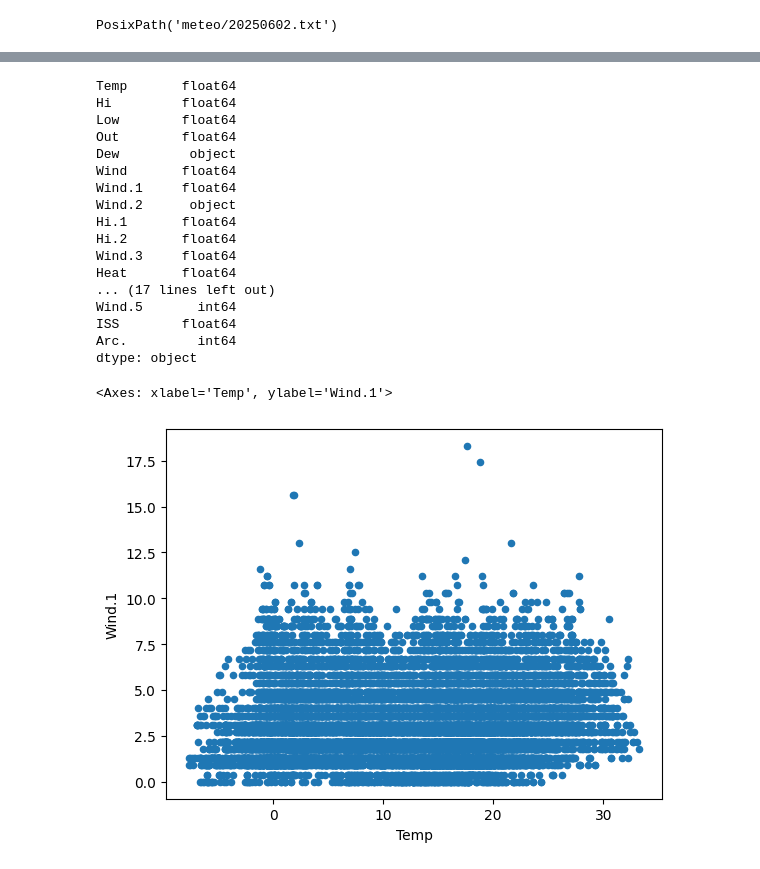
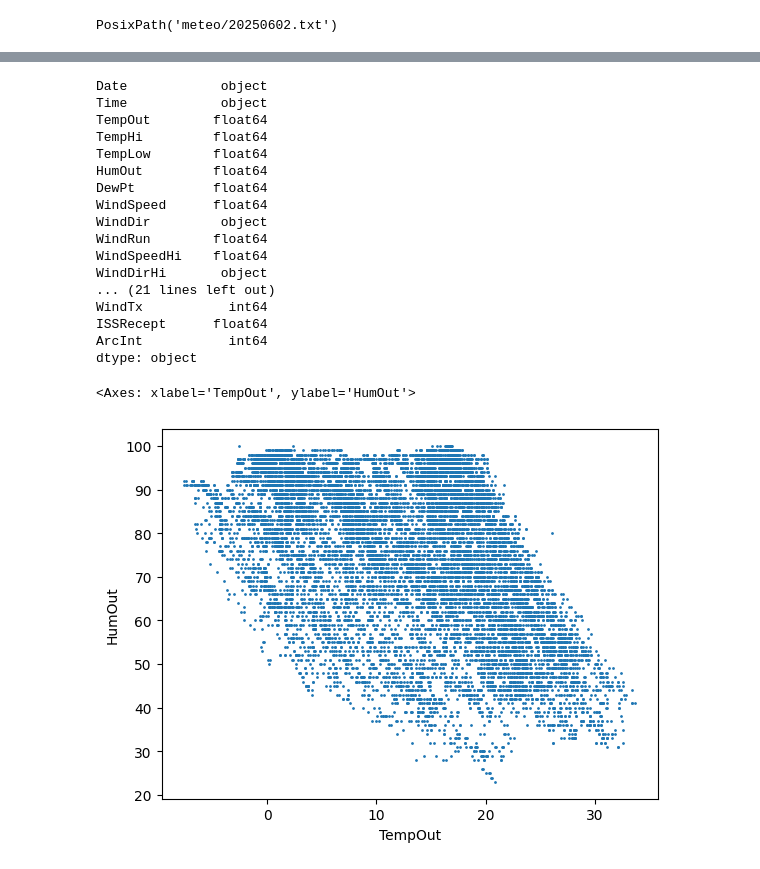
Before and after one commit to grzanka/hpda-2025, a Jupyter notebook: intro_dask.ipynb, the cells around one changed output, grey strips where cells are left out. Cells and saved outputs as stored; diff of their text form; code cells hidden in the pictures.

```diff
--- a/intro_dask.ipynb
+++ b/intro_dask.ipynb
@@ -51,4 +49,43 @@ first_file = next(data_dir.glob("*.txt"))
 first_file
 # %% [output]
 PosixPath('meteo/20250602.txt')
+# %%
+columns = [
+    "Date",
+    "Time",
+    "TempOut",
+    "TempHi",
+    "TempLow",
+    "HumOut",
+    "DewPt",
+    "WindSpeed",
+    "WindDir",
+    "WindRun",
+    "WindSpeedHi",
+    "WindDirHi",
+    "WindChill",
+    "HeatIndex",
+    "THWIndex",
+    "THSWIndex",
+    "Bar",
+    "Rain",
+    "RainRate",
+    "SolarRad",
+    "SolarEnergy",
+    "SolarRadHi",
+    "UVIndex",
+    "UVDose",
+    "UVIndexHi",
+    "HeatDD",
+    "CoolDD",
+    "TempIn",
+    "HumIn",
+    "DewPtIn",
+    "HeatIn",
+    "ET",
+    "WindSamp",
+    "WindTx",
+    "ISSRecept",
+    "ArcInt"
+]
 # %%
@@ -70,7 +107,7 @@ df.plot.scatter(x='Temp',y='Wind.1')
 # %%
 df_list = []
 for file_path in data_dir.glob("*.txt"):
-    df_tmp = pd.read_csv(file_path,sep='\s+', skiprows=[1,2], na_values = ['---', '------'])
+    df_tmp = pd.read_csv(file_path,sep=r'\s+', names=columns, skiprows=3, na_values = ['---', '------'])
     df_list.append(df_tmp)
 df_all = pd.concat(df_list)
 df_all
@@ -91,27 +128,27 @@ df_all
 # %%
 df_all.dtypes
 # %% [output]
-Temp       float64
-Hi         float64
-Low        float64
-Out        float64
-Dew         object
-Wind       float64
-Wind.1     float64
-Wind.2      object
-Hi.1       float64
-Hi.2       float64
-Wind.3     float64
-Heat       float64
-... (17 lines left out)
-Wind.5       int64
-ISS        float64
-Arc.         int64
+Date            object
+Time            object
+TempOut        float64
+TempHi         float64
+TempLow        float64
+HumOut         float64
+DewPt          float64
+WindSpeed      float64
+WindDir         object
+WindRun        float64
+WindSpeedHi    float64
+WindDirHi       object
+... (21 lines left out)
+WindTx           int64
+ISSRecept      float64
+ArcInt           int64
 dtype: object
 # %%
-df_all.plot.scatter(x='Temp',y='Wind.1')
+df_all.plot.scatter(x='TempOut',y='HumOut', s=1)
 # %% [output]
-<Axes: xlabel='Temp', ylabel='Wind.1'>
+<Axes: xlabel='TempOut', ylabel='HumOut'>
-[figure, old version]
+[figure, new version]
 # %%
 # read all files using dask
```
Also changed, not shown: parts of 13 cells of this notebook.
